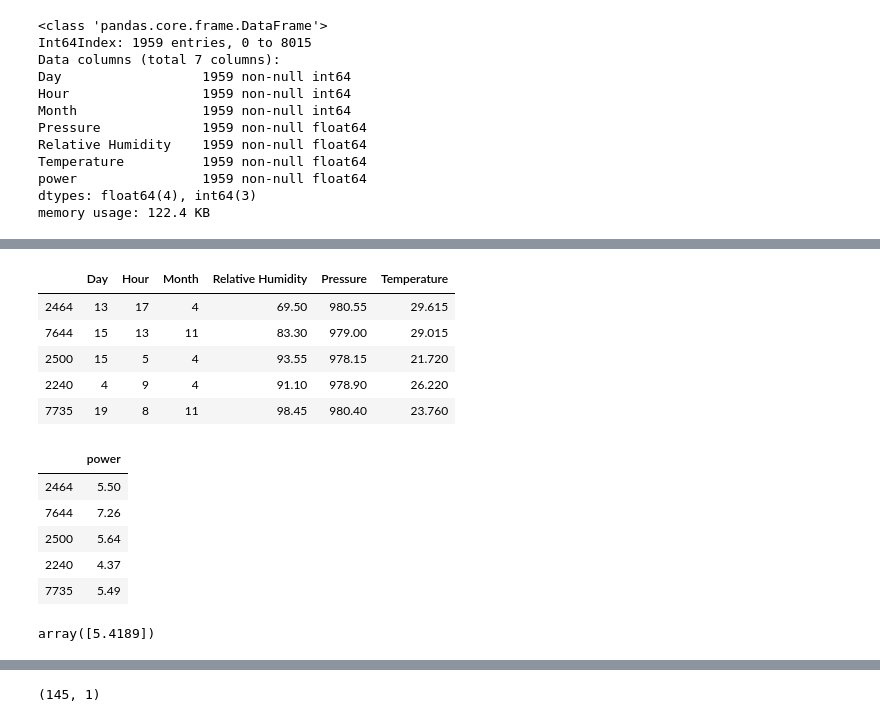
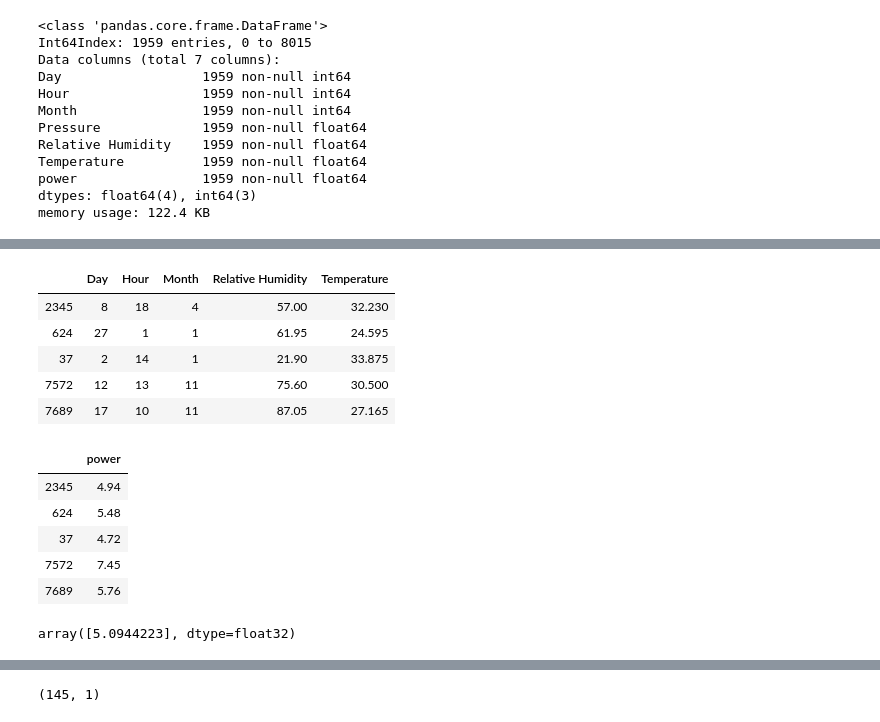
Before and after one commit to ghaffaru/electric-load-demand-forecast, a Jupyter notebook: correlation_test.ipynb, the cells around one changed output, grey strips where cells are left out. Saved outputs shown, nothing was run; the diff lists cells and outputs as text; code cells hidden in the pictures.

Commit message:
evaluated model

```diff
--- a/correlation_test.ipynb
+++ b/correlation_test.ipynb
@@ -92,7 +92,7 @@ new_data.shape
 # %% [output]
 (1959, 7)
 # %%
-features = new_data[['Day','Hour', 'Month','Relative Humidity','Pressure', 'Temperature']]
+features = new_data[['Day','Hour', 'Month','Relative Humidity', 'Temperature']]
 # %%
 label = new_data[['power']]
 # %%
@@ -111,7 +111,7 @@ power                1959 non-null float64
 dtypes: float64(4), int64(3)
 memory usage: 122.4 KB
 # %%
-features_train, features_test, labels_train, labels_test = train_test_split(features, label, test_size=0.1, random_state=1)
+features_train, features_test, labels_train, labels_test = train_test_split(features, label, test_size=0.16, random_state=1)
 # %%
 # from sklearn.preprocessing import MinMaxScaler
 # %%
@@ -166,25 +166,35 @@ np.sqrt(mean_squared_error(labels_test, model.predict(features_test)))
 # %%
-features_test.head()
+features_test.tail()
 # %% [output]
-|  | Day | Hour | Month | Relative Humidity | Pressure | Temperature |
-| 2464 | 13 | 17 | 4 | 69.50 | 980.55 | 29.615 |
-| 7644 | 15 | 13 | 11 | 83.30 | 979.00 | 29.015 |
-| 2500 | 15 | 5 | 4 | 93.55 | 978.15 | 21.720 |
-| 2240 | 4 | 9 | 4 | 91.10 | 978.90 | 26.220 |
-| 7735 | 19 | 8 | 11 | 98.45 | 980.40 | 23.760 |
+|  | Day | Hour | Month | Relative Humidity | Temperature |
+| 2345 | 8 | 18 | 4 | 57.00 | 32.230 |
+| 624 | 27 | 1 | 1 | 61.95 | 24.595 |
+| 37 | 2 | 14 | 1 | 21.90 | 33.875 |
+| 7572 | 12 | 13 | 11 | 75.60 | 30.500 |
+| 7689 | 17 | 10 | 11 | 87.05 | 27.165 |
 # %%
-labels_test.head()
+labels_test.tail()
 # %% [output]
 |  | power |
-| 2464 | 5.50 |
-| 7644 | 7.26 |
-| 2500 | 5.64 |
-| 2240 | 4.37 |
-| 7735 | 5.49 |
+| 2345 | 4.94 |
+| 624 | 5.48 |
+| 37 | 4.72 |
+| 7572 | 7.45 |
+| 7689 | 5.76 |
-# %%
-model.predict([features_test.loc[2464]])
-# %% [output]
-array([5.4189])
+# %%
+test = {
+    'Day' : 8,
+    'Hour' : 18,
+    'Month' : 4,
+    'Relative Humidity' : 57.00,
+
+
+    'Temperature' : 32.230
+
+}
+xgb.predict(pd.DataFrame(test, index=[0]))
+# %% [output]
+array([5.0944223], dtype=float32)
 # %%
 label.max()
 # %% [output]
```
Also changed, not shown: parts of 38 cells of this notebook, 43 other files.
